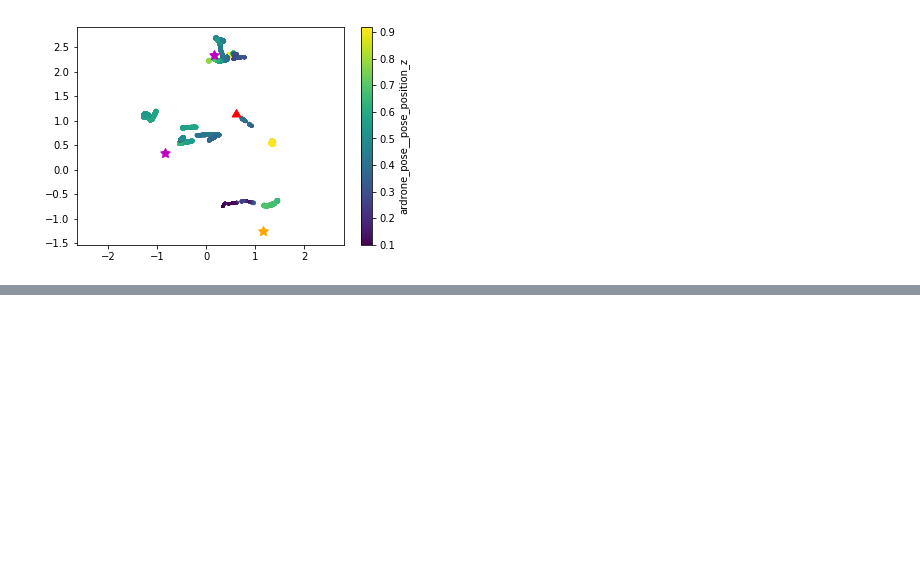
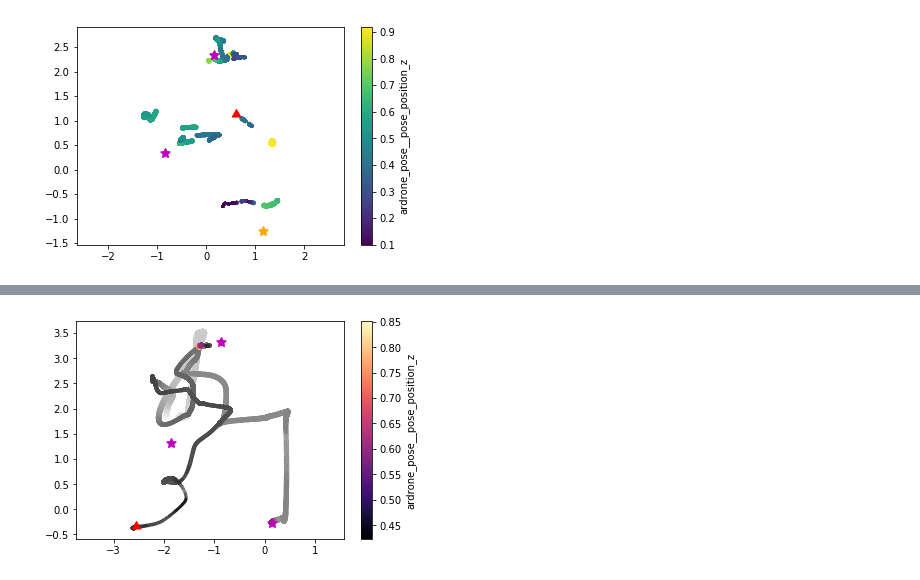
Before and after one commit to ahermassi/spirit, a Jupyter notebook: analysis/Analysis.ipynb, the cells around one changed output, grey strips where cells are left out. Cells and saved outputs as stored; diff of their text form; code cells hidden in the pictures; blank space fills up the shorter version.

```diff
--- a/analysis/Analysis.ipynb
+++ b/analysis/Analysis.ipynb
@@ -77,0 +173,9 @@ plot_targets(df0, "ardrone_ground_pose__x", "ardrone_ground_pose__y")
+# %%
+plot_xy(df, "ardrone_ground_pose__x", "ardrone_ground_pose__y",
+        s="ardrone_pose__pose_position_z", c="ardrone_pose__pose_position_z", cmap="gray", alpha=0.002, show_cbar=False)
+plot_xy(df[df.ardrone_arrived__data==1],
+        "ardrone_ground_pose__x", "ardrone_ground_pose__y",
+        c="ardrone_pose__pose_position_z", s="ardrone_pose__pose_position_z", cmap="magma")
+plot_targets(df, "ardrone_ground_pose__x", "ardrone_ground_pose__y")
+# %% [output]
+[figure, added]
```
Also changed, not shown: parts of 55 cells of this notebook.
